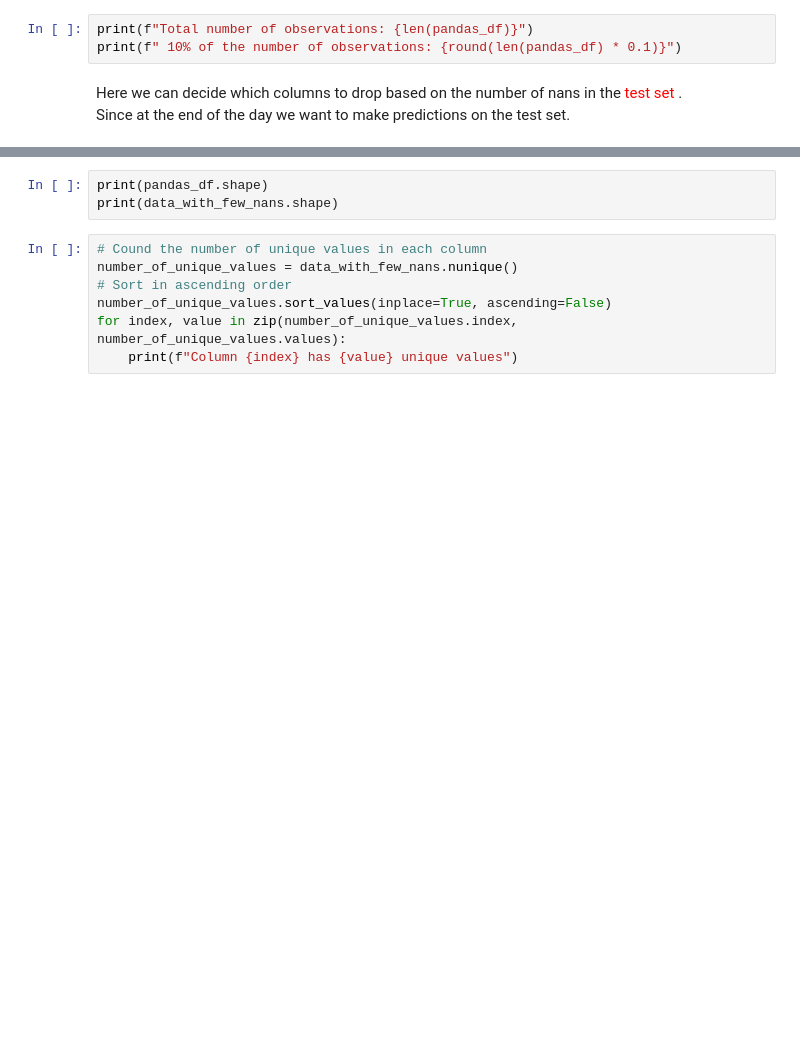
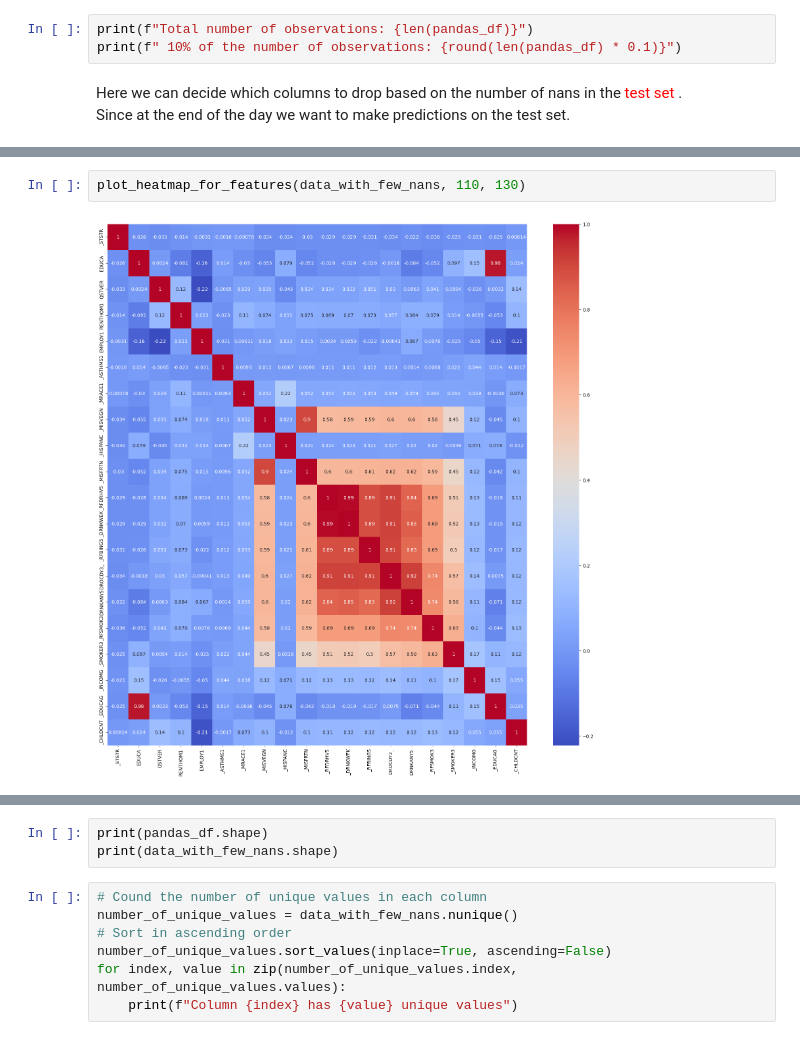
Before and after one commit to Juanito231/ML_Project_1, a Jupyter notebook: Functions.ipynb, the cells around one changed output, grey strips where cells are left out. Drawn from its saved outputs; the diff is of its cells as text; blank space fills up the shorter version.

```diff
--- a/Functions.ipynb
+++ b/Functions.ipynb
@@ -115,0 +171,4 @@ with open("columns_to_keep_at_90.pkl", "wb") as f:
+# %%
+plot_heatmap_for_features(data_with_few_nans, 110, 130)
+# %% [output]
+[figure, added]
```
Also changed, not shown: parts of 33 cells of this notebook, 2 other files.
